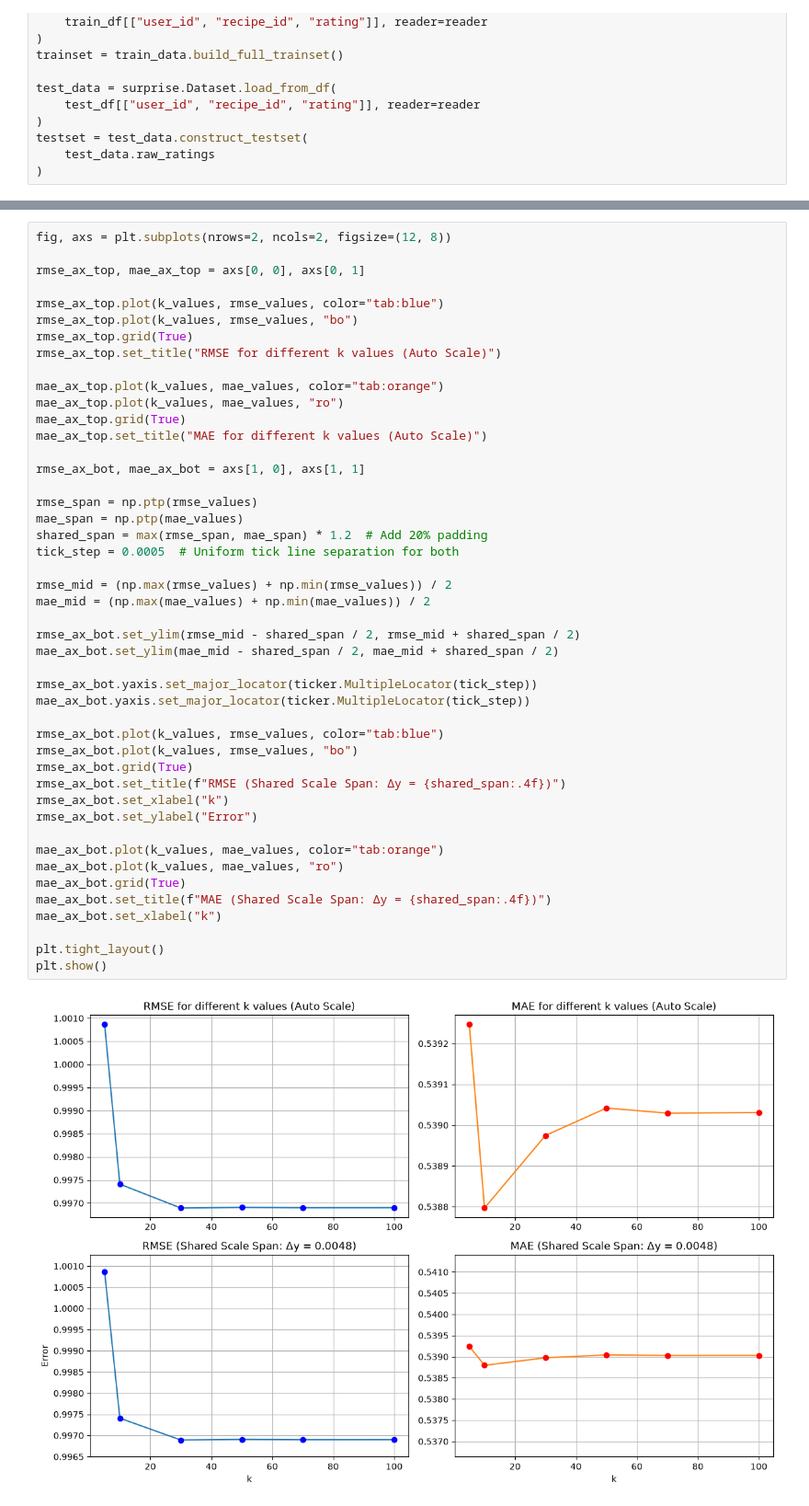
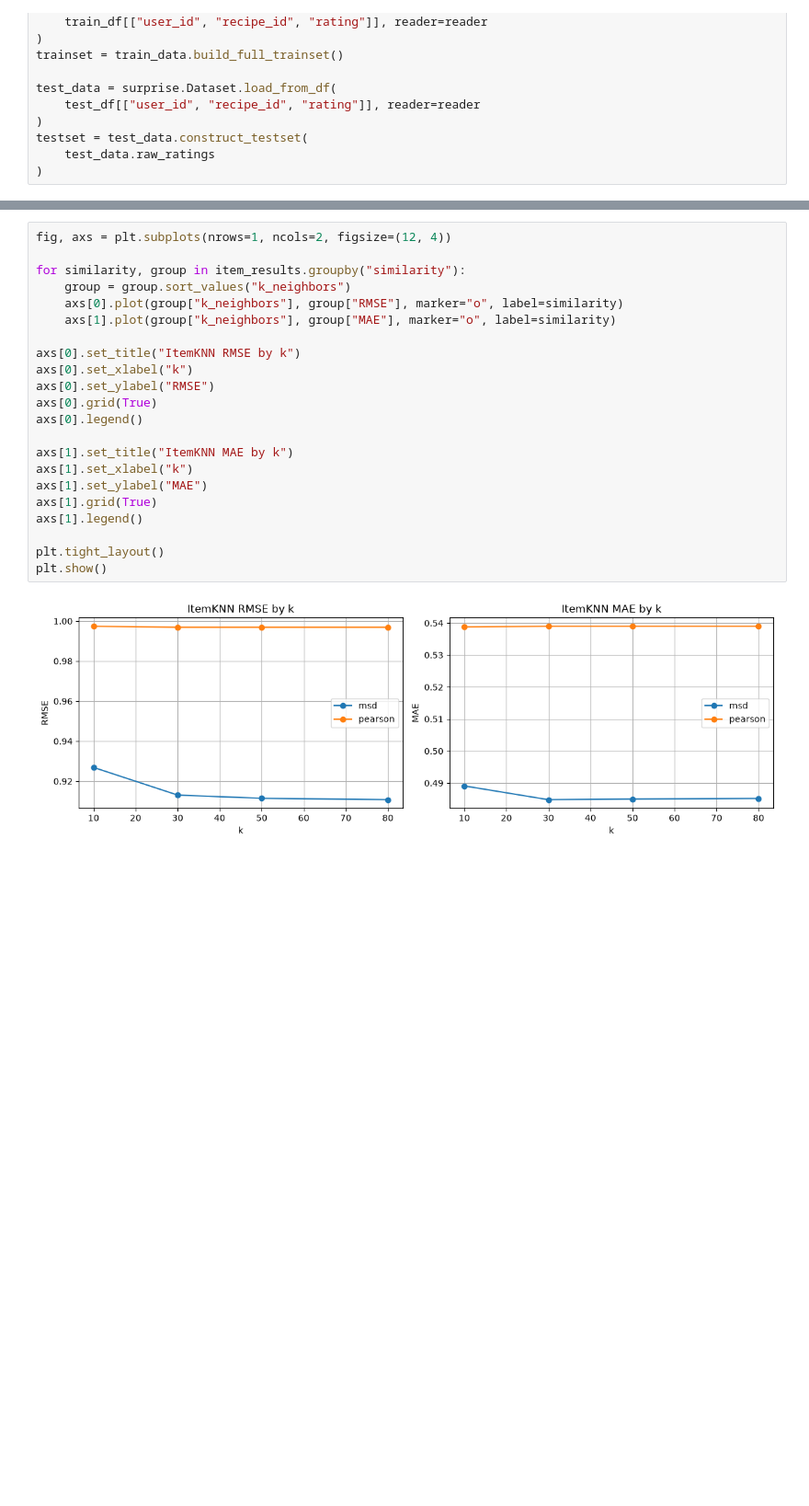
Before and after one commit to stgov/recsys_tareas, a Jupyter notebook: tarea_01/notebooks/item_based.ipynb, the cells around one changed output, grey strips where cells are left out. Shown at 92% size. Drawn from its saved outputs; the diff is of its cells as text; blank space fills up the shorter version.

Commit message:
Item + Funk

```diff
--- a/tarea_01/notebooks/item_based.ipynb
+++ b/tarea_01/notebooks/item_based.ipynb
@@ -60,49 +79,25 @@ MAE:  0.5390
 # %%
-fig, axs = plt.subplots(nrows=2, ncols=2, figsize=(12, 8))
+fig, axs = plt.subplots(nrows=1, ncols=2, figsize=(12, 4))
 
-rmse_ax_top, mae_ax_top = axs[0, 0], axs[0, 1]
+for similarity, group in item_results.groupby("similarity"):
+    group = group.sort_values("k_neighbors")
+    axs[0].plot(group["k_neighbors"], group["RMSE"], marker="o", label=similarity)
+    axs[1].plot(group["k_neighbors"], group["MAE"], marker="o", label=similarity)
 
-rmse_ax_top.plot(k_values, rmse_values, color="tab:blue")
-rmse_ax_top.plot(k_values, rmse_values, "bo")
-rmse_ax_top.grid(True)
-rmse_ax_top.set_title("RMSE for different k values (Auto Scale)")
+axs[0].set_title("ItemKNN RMSE by k")
+axs[0].set_xlabel("k")
+axs[0].set_ylabel("RMSE")
+axs[0].grid(True)
+axs[0].legend()
 
-mae_ax_top.plot(k_values, mae_values, color="tab:orange")
-mae_ax_top.plot(k_values, mae_values, "ro")
-mae_ax_top.grid(True)
-mae_ax_top.set_title("MAE for different k values (Auto Scale)")
-
-rmse_ax_bot, mae_ax_bot = axs[1, 0], axs[1, 1]
-
-rmse_span = np.ptp(rmse_values)
-mae_span = np.ptp(mae_values)
-shared_span = max(rmse_span, mae_span) * 1.2  # Add 20% padding
-tick_step = 0.0005  # Uniform tick line separation for both
-
-rmse_mid = (np.max(rmse_values) + np.min(rmse_values)) / 2
-mae_mid = (np.max(mae_values) + np.min(mae_values)) / 2
-
-rmse_ax_bot.set_ylim(rmse_mid - shared_span / 2, rmse_mid + shared_span / 2)
-mae_ax_bot.set_ylim(mae_mid - shared_span / 2, mae_mid + shared_span / 2)
-
-rmse_ax_bot.yaxis.set_major_locator(ticker.MultipleLocator(tick_step))
-mae_ax_bot.yaxis.set_major_locator(ticker.MultipleLocator(tick_step))
-
-rmse_ax_bot.plot(k_values, rmse_values, color="tab:blue")
-rmse_ax_bot.plot(k_values, rmse_values, "bo")
-rmse_ax_bot.grid(True)
-rmse_ax_bot.set_title(f"RMSE (Shared Scale Span: Δy = {shared_span:.4f})")
-rmse_ax_bot.set_xlabel("k")
-rmse_ax_bot.set_ylabel("Error")
-
-mae_ax_bot.plot(k_values, mae_values, color="tab:orange")
-mae_ax_bot.plot(k_values, mae_values, "ro")
-mae_ax_bot.grid(True)
-mae_ax_bot.set_title(f"MAE (Shared Scale Span: Δy = {shared_span:.4f})")
-mae_ax_bot.set_xlabel("k")
+axs[1].set_title("ItemKNN MAE by k")
+axs[1].set_xlabel("k")
+axs[1].set_ylabel("MAE")
+axs[1].grid(True)
+axs[1].legend()
 
 plt.tight_layout()
 plt.show()
 # %% [output]
-[figure, old version]
+[figure, new version]
 # %% [markdown]
```
Also changed, not shown: parts of 4 cells of this notebook, 4 other files.
